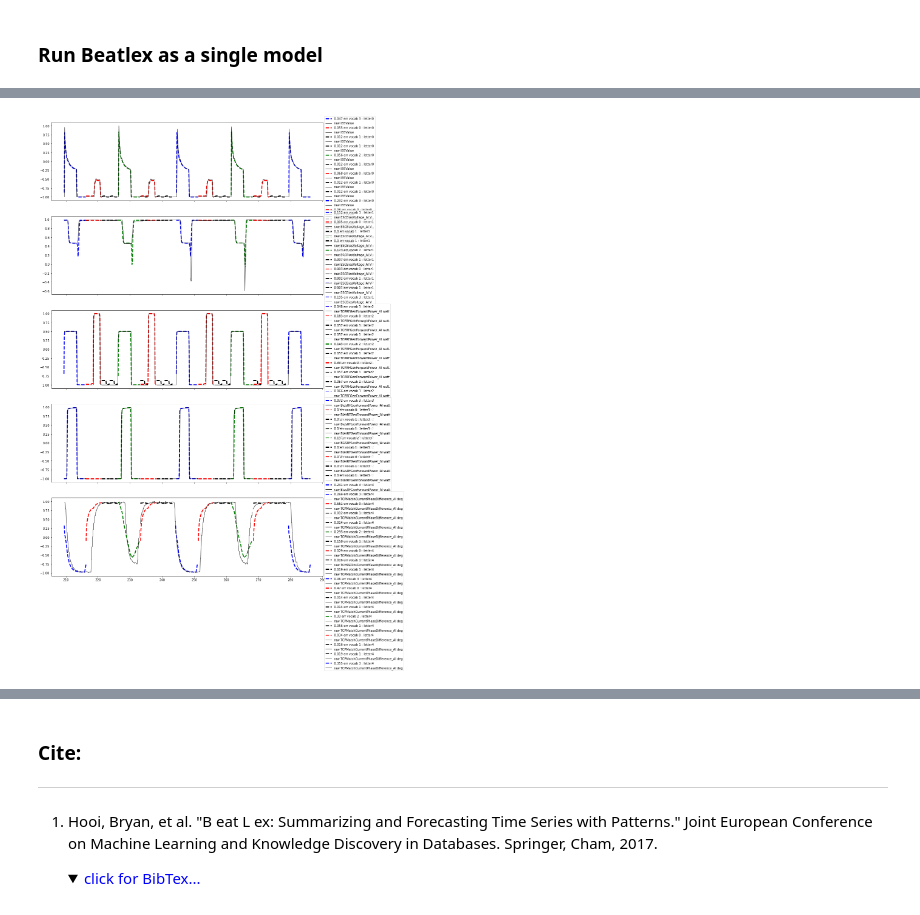
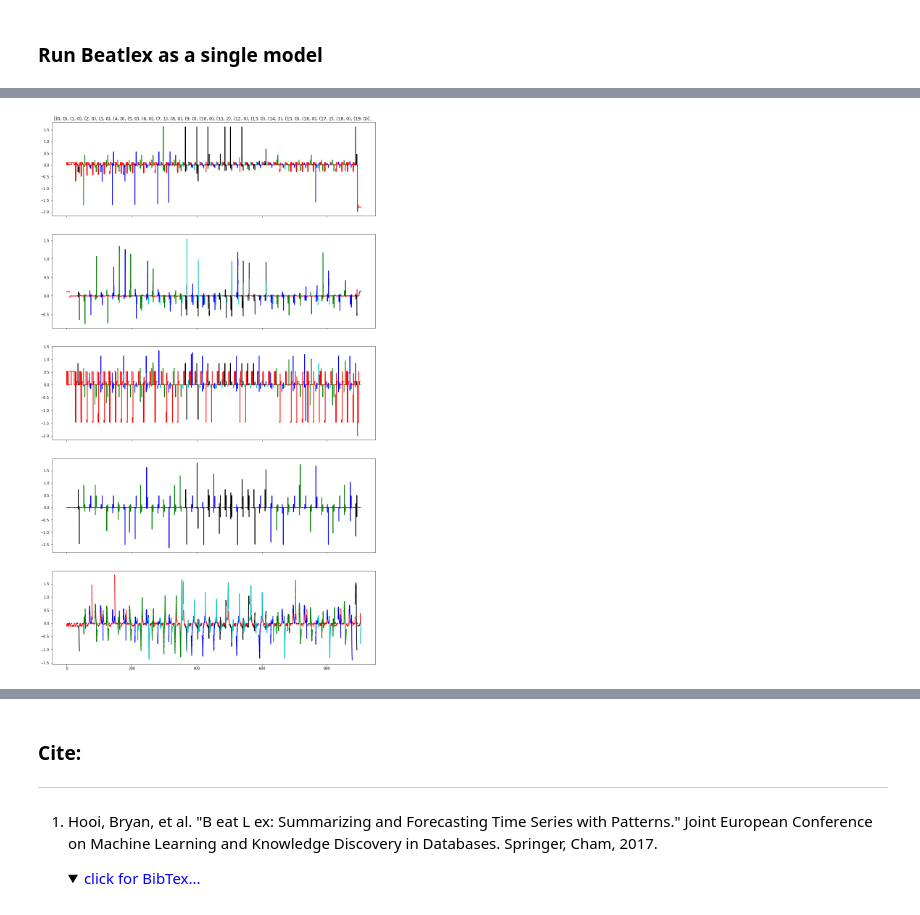
Before and after one commit to adb-home/spartan2-tutorials, a Jupyter notebook: Beatlex_adb.ipynb, the cells around one changed output, grey strips where cells are left out. Drawn from its saved outputs; the diff is of its cells as text; code cells hidden in the pictures; folded sections open.

Commit message:
mod plots

```diff
--- a/Beatlex_adb.ipynb
+++ b/Beatlex_adb.ipynb
@@ -45,9 +45,14 @@ for beat in [0]:
         if 1112 + width*beat < 8756:
                 time_series = st.Timeseries(value, time, labels = labels).cut(start=768 + width*beat, end=1112 + width*beat, inplace=False).normalize(inplace=False)
                 st.plot_timeseries(time_series)
-time_series = st.Timeseries(value, time, labels = labels).cut(start=767, end=8756, inplace=False).normalize(inplace=False)
+
+delay_start = 767
+cut_end = 8756
+start = 0
+end = len(time)
+time_series = st.Timeseries(value, time, labels = labels).cut(start=start, end=end, inplace=False).normalize(inplace=False)
 st.plot_timeseries(time_series)
 # print(f"time series {time_series}, type {type(time_series)}")
-print(f"{np.shape(time_series.val_tensor)=}")
+print(f"{np.shape(time_series.val_tensor)=} {end=}")
 # %% [output]
 [figure]
@@ -71,12 +76,12 @@ time_series.labels=['IB5Value', 'ESCBiasVoltage_AI V', 'TCPRFGenForwardPower_AI
 # %%
 para_dict = {
     'signal_freq': time_series.freq,
-    'Smin': 25,
+    'Smin': 20,
     'Smax': 100,
-    'max_dist': 250,
+    'max_dist': 70, # Sakoe Chiba bandwidth for modified DTW; between (Smax-Smin)/2 and Smax-Smin
     'prediction_length': 0,
     'model_momentum': 0,
-    'max_vocab': 16,
+    'max_vocab': 5,
     'termination_threshold': 0,
     'new_cluster_threshold': 0.3
 }
@@ -184,31 +171,52 @@ np.asarray(result['map_err'])=array([[7.91541596e-02, 7.88707327e-03, 1.81534458
 # %%
 ## Calculate the mean std error of the reconstruction for each signal
+num_words = len(result['idx'])
 plot_words = [0,3,5] #[-2, -1]
-plot_words = [i for i in range(len(result['idx'])) if result['idx'][i] in [3]][3:6]
-plot_words = np.arange(min(plot_words), max(plot_words)+1)
+plot_words = [i for i in range(len(result['idx'])) if result['idx'][i] in [3]][0:3]
+# plot_words = np.arange(min(plot_words), max(plot_words)+1)
+plot_words = np.arange(0, num_words)
+plot_delta = True
 num_letters = len(result['models'][0])
 numrows = num_letters
 color = ['r', 'k', 'g', 'b', 'c', 'm'] * (int(numrows / 6) + 1)
 numcols = 1
 figxsize = 16
 figysize = 5.5
 fig, allax = plt.subplots(nrows=numrows, ncols=numcols,
                             figsize=(figxsize * numcols, figysize * numrows),
                             sharex=True)
 for word in plot_words:
     t_start = result['starts'][word]
     t_end = result['ends'][word]
     time_span = np.s_[t_start: t_end]
     word_id = result['idx'][word]
     word_len = len(result['models'][word_id][1])
     for sig, letter in enumerate(result['models'][word_id]):
-        allax[sig].plot(np.divide(np.arange(word_len) + result['map_offset'][word][sig], time_series.freq) + time_series.time_tensor[t_start], letter, '--', linewidth = 3,
-                        color=color[word_id % num_letters], label = str(np.round(result['map_err'][word][sig],3)) +' err vocab ' + str(word_id) + ' : letter' + str(sig))
-        allax[sig].plot(time_series.time_tensor[time_span], time_series.val_tensor[sig, time_span], color = 'k', linewidth=1, label = 'raw ' + str(time_series.labels[sig]) )
-        allax[sig].legend(loc ='upper left', bbox_to_anchor=(1, 1, .1, .1))
+        if plot_delta :
+            raw_data = np.asarray(time_series.val_tensor[sig, time_span])
+            raw_time = np.asarray(time_series.time_tensor[time_span])
+            letter_time = np.divide(np.arange(word_len) + result['map_offset'][word][sig], time_series.freq) + time_series.time_tensor[t_start]
+            letter_interp = np.interp(raw_time, letter_time, letter, left=letter[0], right=letter[-1])
+            # print(f"{word_len=} {np.shape(raw_data)=}")
+
+            delta = letter_interp - raw_data
+            trim_ends = 0
+            allax[sig].plot(raw_time[trim_ends:-(trim_ends+1)], delta[trim_ends:-(trim_ends+1)] , '-', linewidth = 2, alpha = 1,
+                            color=color[word_id % num_letters], label = str(np.round(result['map_err'][word][sig],3)) +' err vocab ' + str(word_id) + ' : letter' + str(sig))
+        else:
+            allax[sig].plot(np.divide(np.arange(word_len) + result['map_offset'][word][sig], time_series.freq) + time_series.time_tensor[t_start], letter, '--', linewidth = 4, alpha = 0.5,
+                            color=color[word_id % num_letters], label = str(np.round(result['map_err'][word][sig],3)) +' err vocab ' + str(word_id) + ' : letter' + str(sig))
+            allax[sig].plot(time_series.time_tensor[time_span], time_series.val_tensor[sig, time_span], color = 'k', linewidth=2, label = 'raw ' + str(time_series.labels[sig]) )
+        if len(plot_words) < 7 :
+            allax[sig].legend(loc ='upper left', bbox_to_anchor=(1, 1, .1, .1))
+if len(plot_words) > 20 :
+    allax[0].set_title(str(list(zip(plot_words, np.array(result['idx'])[0:20]))) + '...')
+else:
+    allax[0].set_title(str(list(zip(plot_words, np.array(result['idx'])))))
+
 plt.show()
 # %% [output]
-[figure, old version]
+[figure, new version]
 # %% [markdown]
 Vocabularies | Segmentation
 :-------------------------:|:-------------------------:
```
Also changed, not shown: parts of 6 cells of this notebook.
